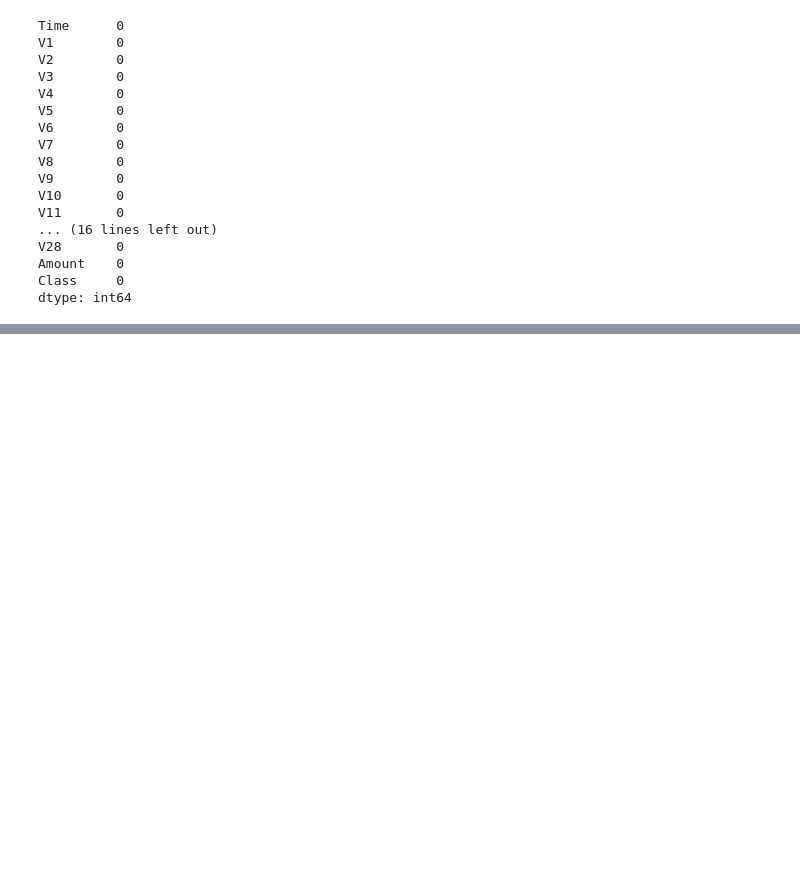
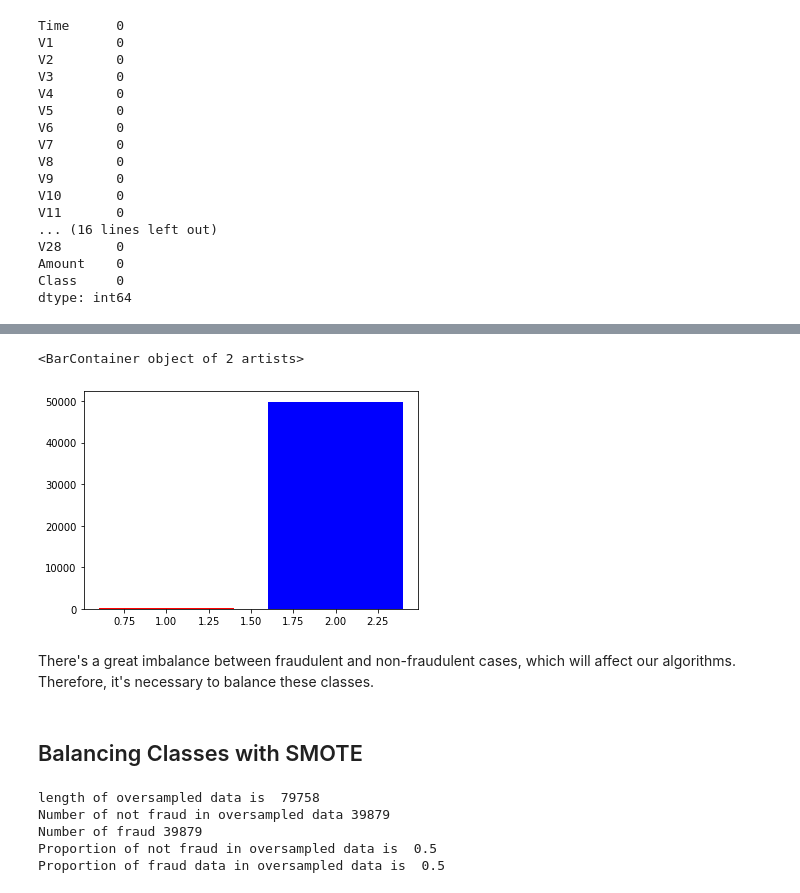
Before and after one commit to tthien92/Fraud_data_autoML, a Jupyter notebook: Fraud Detection with AutoML.ipynb, the cells around one changed output, grey strips where cells are left out. Drawn from its saved outputs; the diff is of its cells as text; code cells hidden in the pictures; blank space fills up the shorter version.

Commit message:
Oversampled with SMOTE to balance classes

```diff
--- a/Fraud Detection with AutoML.ipynb
+++ b/Fraud Detection with AutoML.ipynb
@@ -37,0 +27,3 @@ df[0:30000].to_csv('sample_1')
+# %%
+train = pd.read_csv('train.csv')
+train.shape
@@ -124,0 +99,14 @@ h2o.demo("glm")
+# %%
+import matplotlib.pyplot as plt
+
+no_fraud = train[train['Class']==0].shape[0]
+fraud = train[train['Class']==1].shape[0]
+
+plt.bar(x=[1,2], height = [fraud, no_fraud], color = ['red', 'blue'])
+# %% [output]
+<BarContainer object of 2 artists>
+[figure, added]
+# %% [markdown]
+There's a great imbalance between fraudulent and non-fraudulent cases, which will affect our algorithms. Therefore, it's necessary to balance these classes.
+# %% [markdown]
+## Balancing Classes with SMOTE
@@ -124,0 +129,13 @@ h2o.demo("glm")
+# %%
+# Check the numbers
+print("length of oversampled data is ",len(os_data_X))
+print("Number of not fraud in oversampled data",len(os_data_y[os_data_y['Class']==0]))
+print("Number of fraud",len(os_data_y[os_data_y['Class']==1]))
+print("Proportion of not fraud in oversampled data is ",len(os_data_y[os_data_y['Class']==0])/len(os_data_X))
+print("Proportion of fraud data in oversampled data is ",len(os_data_y[os_data_y['Class']==1])/len(os_data_X))
+# %% [output]
+length of oversampled data is  79758
+Number of not fraud in oversampled data 39879
+Number of fraud 39879
+Proportion of not fraud in oversampled data is  0.5
+Proportion of fraud data in oversampled data is  0.5
```
Also changed, not shown: parts of 14 cells of this notebook.
